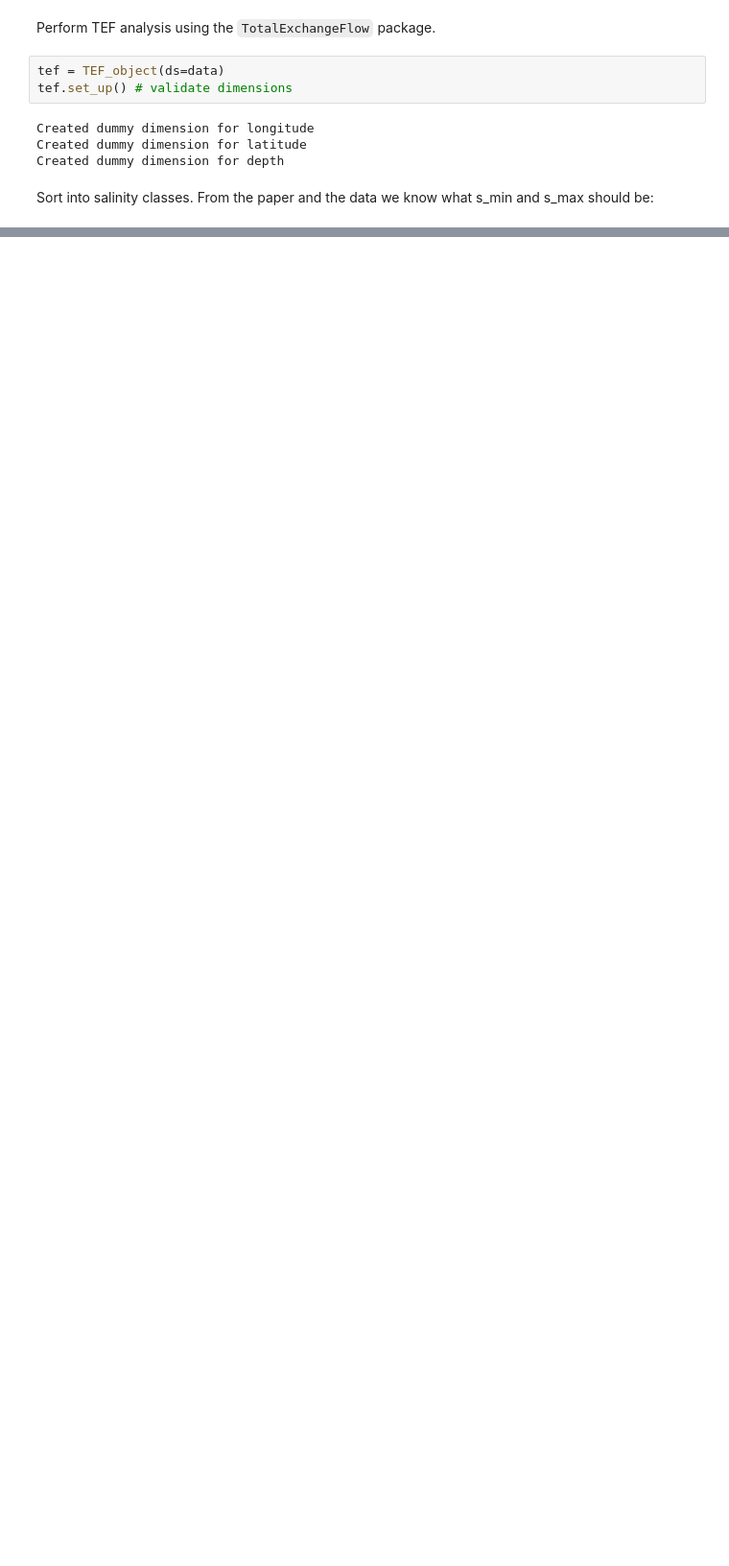
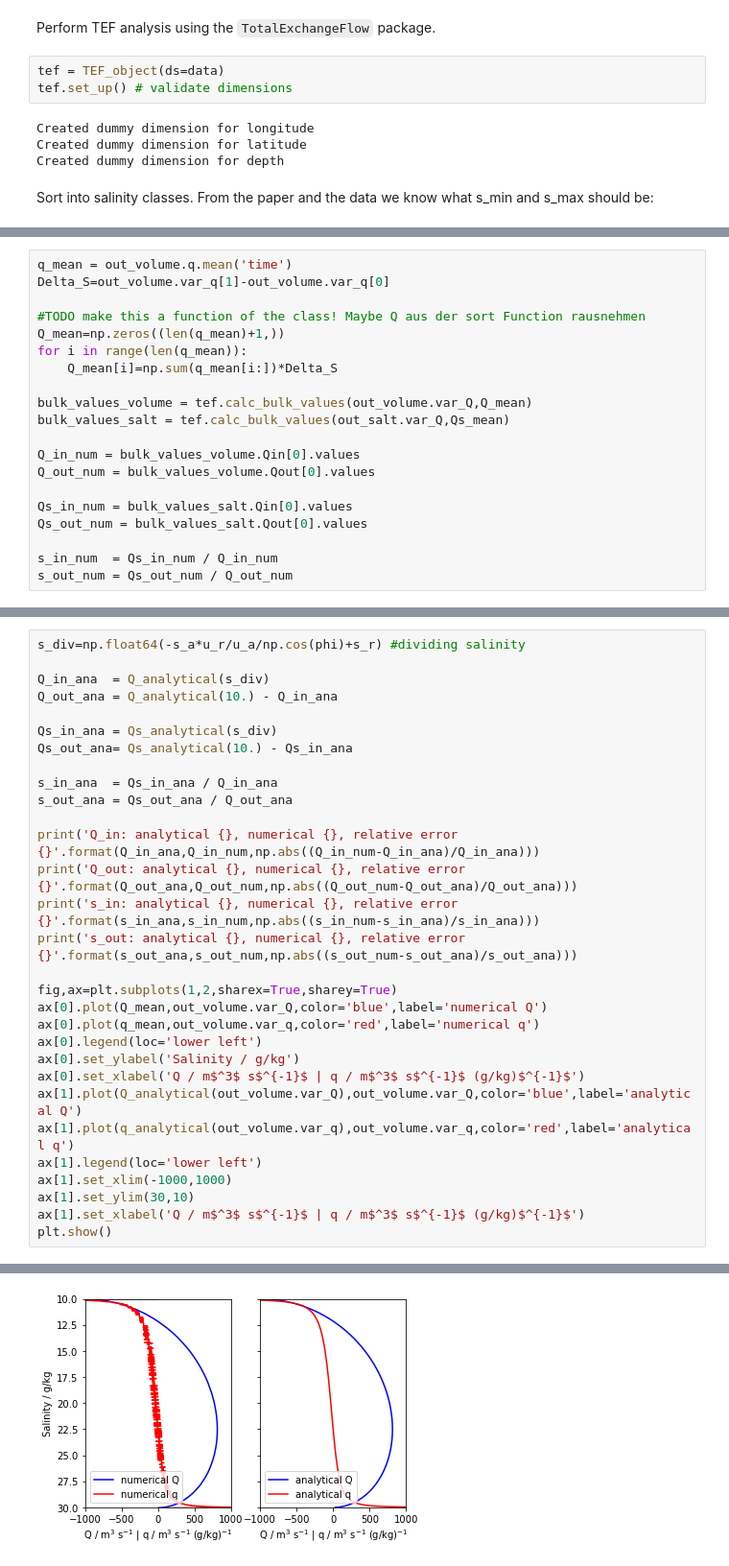
Before and after one commit to florianboergel/pyTEF, a Jupyter notebook: 02_example_analytical.ipynb, the cells around one changed output, grey strips where cells are left out. Shown at 96% size. Cells and saved outputs as stored; diff of their text form; blank space fills up the shorter version.

```diff
--- a/02_example_analytical.ipynb
+++ b/02_example_analytical.ipynb
@@ -123,0 +119,20 @@ Data variables:
+# %%
+q_mean = out_volume.q.mean('time')
+Delta_S=out_volume.var_q[1]-out_volume.var_q[0]
+
+#TODO make this a function of the class! Maybe Q aus der sort Function rausnehmen
+Q_mean=np.zeros((len(q_mean)+1,))
+for i in range(len(q_mean)):
+    Q_mean[i]=np.sum(q_mean[i:])*Delta_S
+
+bulk_values_volume = tef.calc_bulk_values(out_volume.var_Q,Q_mean)
+bulk_values_salt = tef.calc_bulk_values(out_salt.var_Q,Qs_mean)
+
+Q_in_num = bulk_values_volume.Qin[0].values
+Q_out_num = bulk_values_volume.Qout[0].values
+
+Qs_in_num = bulk_values_salt.Qin[0].values
+Qs_out_num = bulk_values_salt.Qout[0].values
+
+s_in_num  = Qs_in_num / Q_in_num
+s_out_num = Qs_out_num / Q_out_num
@@ -123,0 +141,31 @@ Data variables:
+# %%
+s_div=np.float64(-s_a*u_r/u_a/np.cos(phi)+s_r) #dividing salinity
+
+Q_in_ana  = Q_analytical(s_div)
+Q_out_ana = Q_analytical(10.) - Q_in_ana
+
+Qs_in_ana = Qs_analytical(s_div)
+Qs_out_ana= Qs_analytical(10.) - Qs_in_ana
+
+s_in_ana  = Qs_in_ana / Q_in_ana
+s_out_ana = Qs_out_ana / Q_out_ana
+
+print('Q_in: analytical {}, numerical {}, relative error {}'.format(Q_in_ana,Q_in_num,np.abs((Q_in_num-Q_in_ana)/Q_in_ana)))
+print('Q_out: analytical {}, numerical {}, relative error {}'.format(Q_out_ana,Q_out_num,np.abs((Q_out_num-Q_out_ana)/Q_out_ana)))
+print('s_in: analytical {}, numerical {}, relative error {}'.format(s_in_ana,s_in_num,np.abs((s_in_num-s_in_ana)/s_in_ana)))
+print('s_out: analytical {}, numerical {}, relative error {}'.format(s_out_ana,s_out_num,np.abs((s_out_num-s_out_ana)/s_out_ana)))
+
+fig,ax=plt.subplots(1,2,sharex=True,sharey=True)
+ax[0].plot(Q_mean,out_volume.var_Q,color='blue',label='numerical Q')
+ax[0].plot(q_mean,out_volume.var_q,color='red',label='numerical q')
+ax[0].legend(loc='lower left')
+ax[0].set_ylabel('Salinity / g/kg')
+ax[0].set_xlabel('Q / m$^3$ s$^{-1}$ | q / m$^3$ s$^{-1}$ (g/kg)$^{-1}$')
+ax[1].plot(Q_analytical(out_volume.var_Q),out_volume.var_Q,color='blue',label='analytical Q')
+ax[1].plot(q_analytical(out_volume.var_q),out_volume.var_q,color='red',label='analytical q')
+ax[1].legend(loc='lower left')
+ax[1].set_xlim(-1000,1000)
+ax[1].set_ylim(30,10)
+ax[1].set_xlabel('Q / m$^3$ s$^{-1}$ | q / m$^3$ s$^{-1}$ (g/kg)$^{-1}$')
+plt.show()
+# %% [output]
@@ -123,0 +176 @@ Data variables:
+[figure, added]
```
Also changed, not shown: parts of 8 cells of this notebook, 5 other files.
